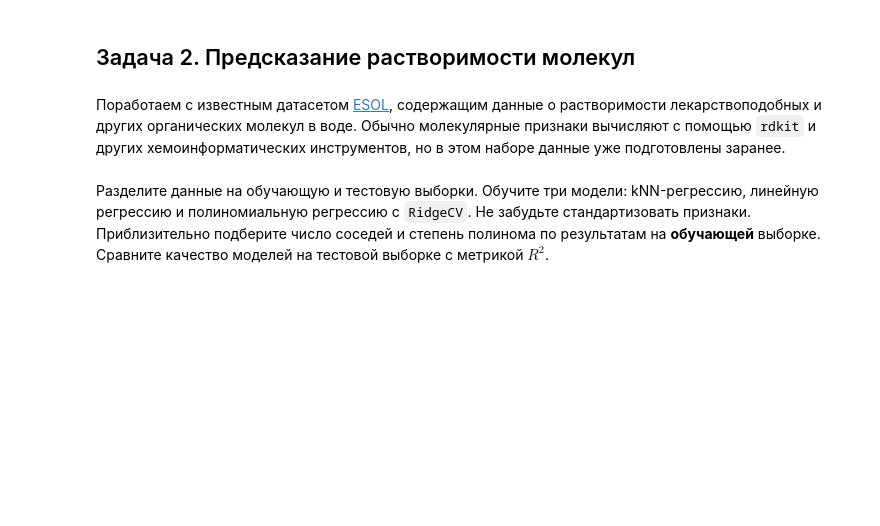
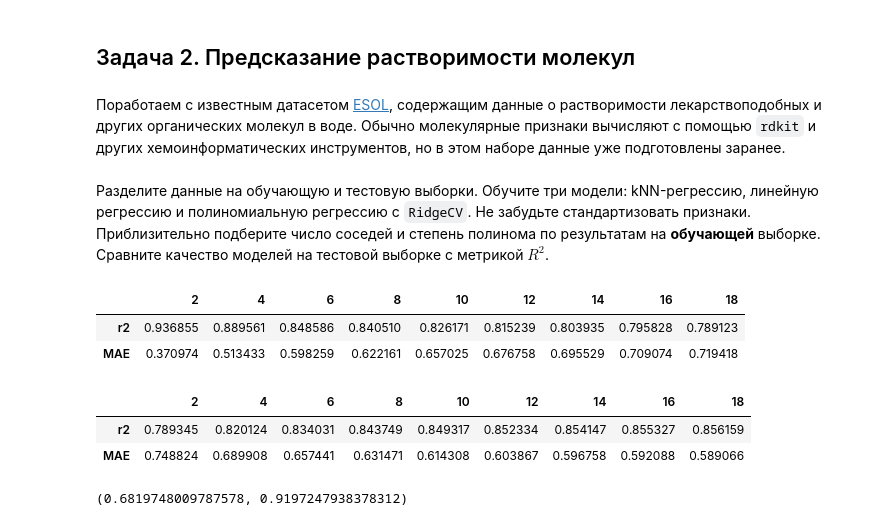
Before and after one commit to Art-Anastasia/sirius-machine-learning-2026, a Jupyter notebook: Homeworks/HW2_kNN_LinReg.ipynb, the cells around one changed output. Cells and saved outputs as stored; diff of their text form; code cells hidden in the pictures; blank space fills up the shorter version.

```diff
--- a/Homeworks/HW2_kNN_LinReg.ipynb
+++ b/Homeworks/HW2_kNN_LinReg.ipynb
@@ -88,9 +165,11 @@ pipe = Pipeline([
 # %% [markdown]
 Поработаем с известным датасетом [ESOL](https://www.kaggle.com/c/drug-solubility-challenge/data), содержащим данные о растворимости лекарствоподобных и других органических молекул в воде. Обычно молекулярные признаки вычисляют с помощью `rdkit` и других хемоинформатических инструментов, но в этом наборе данные уже подготовлены заранее.
 # %%
-! wget -q https://raw.githubusercontent.com/deepchem/deepchem/master/datasets/delaney-processed.csv
+import pandas as pd
+
+url = "https://raw.githubusercontent.com/deepchem/deepchem/master/datasets/delaney-processed.csv"
 # %%
-df = pd.read_csv('delaney-processed.csv')
+df = pd.read_csv(url)
 X = df.iloc[:, 2:-2]
 y = df['measured log solubility in mols per litre']
 # %% [markdown]
@@ -99,0 +177,70 @@ y = df['measured log solubility in mols per litre']
+# %%
+# your code here
+from sklearn.model_selection import train_test_split
+from sklearn.metrics import mean_absolute_error as MAE
+from sklearn.metrics import r2_score
+
+X_train, X_test, y_train, y_test = train_test_split(X, y, test_size=0.2, random_state=0)
+# %%
+def train_model(pipeline, X_train, y_train):
+    pipeline.fit(X_train, y_train)
+    y_pred = pipeline.predict(X_train)
+    r2 = r2_score(y_train, y_pred)
+    mae = MAE(y_train, y_pred)
+
+    return (r2, mae)
+
+
+k_list = [i*2 for i in range(1, 10)]
+
+
+r2_scores = []
+mae_scores = []
+for k in k_list:
+    pipe_KNN = Pipeline([
+    ('scale', StandardScaler()),
+    ('reg', kNN(n_neighbors=k))
+    ])
+
+    r2, mae = train_model(pipe_KNN, X_train, y_train)
+    r2_scores.append(r2)
+    mae_scores.append(mae)
+
+
+pd.DataFrame([r2_scores, mae_scores], index=["r2", "MAE"], columns=k_list)
+# %% [output]
+|  | 2 | 4 | 6 | 8 | 10 | 12 | 14 | 16 | 18 |
+| r2 | 0.936855 | 0.889561 | 0.848586 | 0.840510 | 0.826171 | 0.815239 | 0.803935 | 0.795828 | 0.789123 |
+| MAE | 0.370974 | 0.513433 | 0.598259 | 0.622161 | 0.657025 | 0.676758 | 0.695529 | 0.709074 | 0.719418 |
+# %%
+d_list = [i*2 for i in range(1, 10)]
+
+
+r2_scores = []
+mae_scores = []
+for d in d_list:
+    pipe_pr = Pipeline([
+    ('poly', PolynomialFeatures(degree=d)),
+    ('scale', StandardScaler()),
+    ('reg', RidgeCV()),
+    ])
+
+    r2, mae = train_model(pipe_pr, X_train, y_train)
+    r2_scores.append(r2)
+    mae_scores.append(mae)
+
+
+pd.DataFrame([r2_scores, mae_scores], index=["r2", "MAE"], columns=d_list)
+# %% [output]
+|  | 2 | 4 | 6 | 8 | 10 | 12 | 14 | 16 | 18 |
+| r2 | 0.789345 | 0.820124 | 0.834031 | 0.843749 | 0.849317 | 0.852334 | 0.854147 | 0.855327 | 0.856159 |
+| MAE | 0.748824 | 0.689908 | 0.657441 | 0.631471 | 0.614308 | 0.603867 | 0.596758 | 0.592088 | 0.589066 |
+# %%
+pipe_lr = Pipeline([
+    ('scale', StandardScaler()),
+    ('reg', LinReg())
+    ])
+
+train_model(pipe_lr, X_train, y_train)
+# %% [output]
+(0.6819748009787578, 0.9197247938378312)
```
Also changed, not shown: parts of 6 cells of this notebook, 4 other files.
